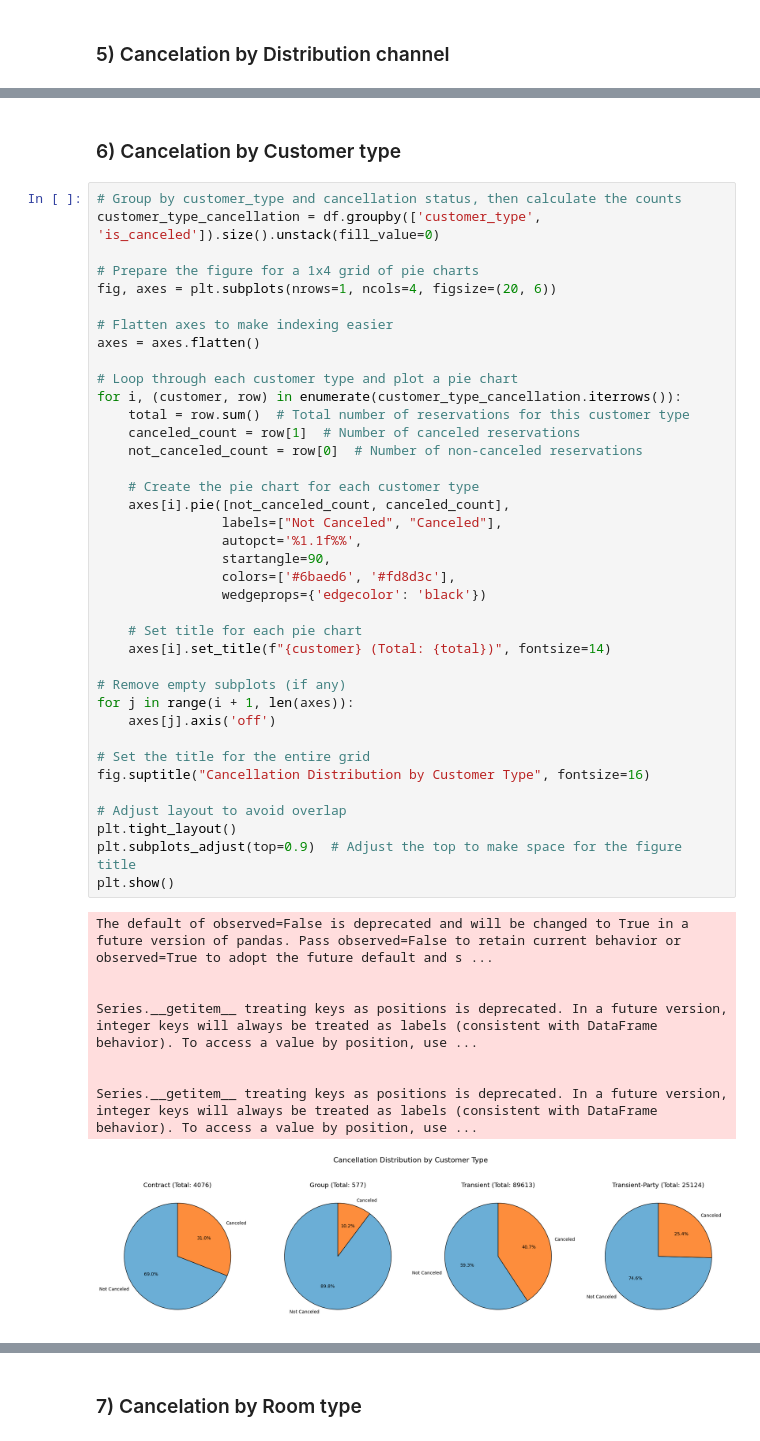
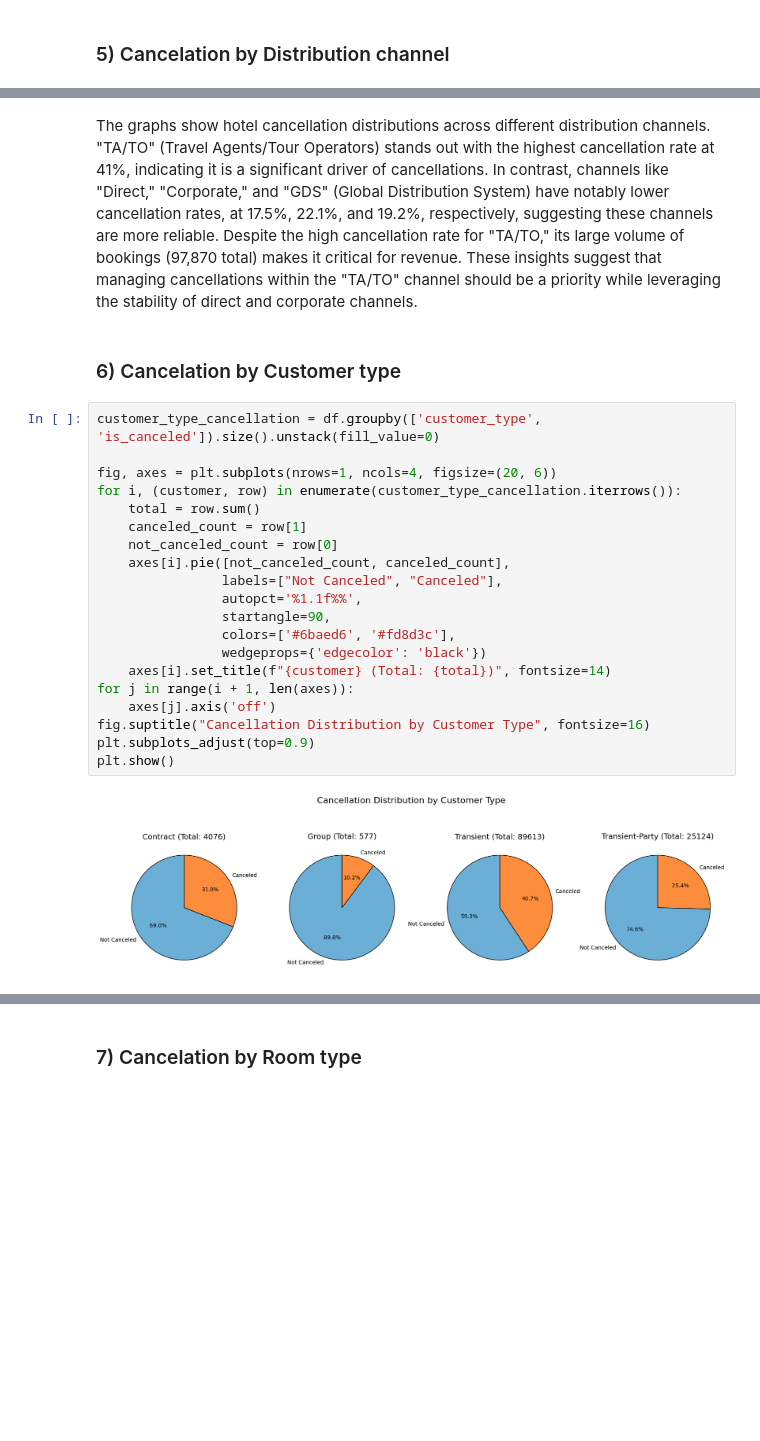
Before and after one commit to asif-mursalin/Data-mining-project, a Jupyter notebook: Project.ipynb, the cells around one changed output, grey strips where cells are left out. Cells and saved outputs as stored; diff of their text form; blank space fills up the shorter version.

```diff
--- a/Project.ipynb
+++ b/Project.ipynb
@@ -2044,50 +1966,27 @@ Series.__getitem__ treating keys as positions is deprecated. In a future version
 [figure]
+# %% [markdown]
+The graphs show hotel cancellation distributions across different distribution channels. "TA/TO" (Travel Agents/Tour Operators) stands out with the highest cancellation rate at 41%, indicating it is a significant driver of cancellations. In contrast, channels like "Direct," "Corporate," and "GDS" (Global Distribution System) have notably lower cancellation rates, at 17.5%, 22.1%, and 19.2%, respectively, suggesting these channels are more reliable. Despite the high cancellation rate for "TA/TO," its large volume of bookings (97,870 total) makes it critical for revenue. These insights suggest that managing cancellations within the "TA/TO" channel should be a priority while leveraging the stability of direct and corporate channels.
 # %% [markdown]
 ### 6) Cancelation by Customer type
 # %%
-# Group by customer_type and cancellation status, then calculate the counts
 customer_type_cancellation = df.groupby(['customer_type', 'is_canceled']).size().unstack(fill_value=0)
 
-# Prepare the figure for a 1x4 grid of pie charts
 fig, axes = plt.subplots(nrows=1, ncols=4, figsize=(20, 6))
-
-# Flatten axes to make indexing easier
-axes = axes.flatten()
-
-# Loop through each customer type and plot a pie chart
 for i, (customer, row) in enumerate(customer_type_cancellation.iterrows()):
-    total = row.sum()  # Total number of reservations for this customer type
-    canceled_count = row[1]  # Number of canceled reservations
-    not_canceled_count = row[0]  # Number of non-canceled reservations
-
-    # Create the pie chart for each customer type
+    total = row.sum()
+    canceled_count = row[1]
+    not_canceled_count = row[0]
     axes[i].pie([not_canceled_count, canceled_count],
                 labels=["Not Canceled", "Canceled"],
                 autopct='%1.1f%%',
                 startangle=90,
                 colors=['#6baed6', '#fd8d3c'],
                 wedgeprops={'edgecolor': 'black'})
-
-    # Set title for each pie chart
     axes[i].set_title(f"{customer} (Total: {total})", fontsize=14)
-
-# Remove empty subplots (if any)
 for j in range(i + 1, len(axes)):
     axes[j].axis('off')
-
-# Set the title for the entire grid
 fig.suptitle("Cancellation Distribution by Customer Type", fontsize=16)
-
-# Adjust layout to avoid overlap
-plt.tight_layout()
-plt.subplots_adjust(top=0.9)  # Adjust the top to make space for the figure title
+plt.subplots_adjust(top=0.9)
 plt.show()
 # %% [output]
-The default of observed=False is deprecated and will be changed to True in a future version of pandas. Pass observed=False to retain current behavior or observed=True to adopt the future default and s ...
-
-
-Series.__getitem__ treating keys as positions is deprecated. In a future version, integer keys will always be treated as labels (consistent with DataFrame behavior). To access a value by position, use ...
-
-
-Series.__getitem__ treating keys as positions is deprecated. In a future version, integer keys will always be treated as labels (consistent with DataFrame behavior). To access a value by position, use ...
-[figure, old version]
+[figure, new version]
```
Also changed, not shown: parts of 18 cells of this notebook.
